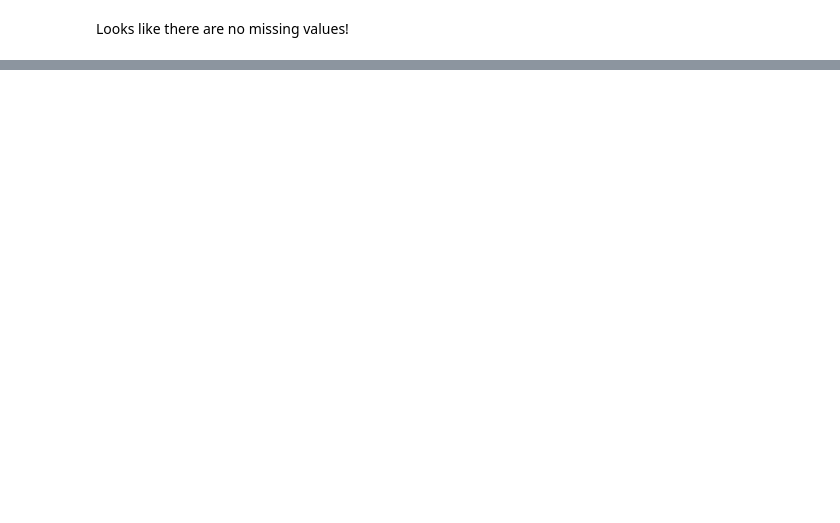
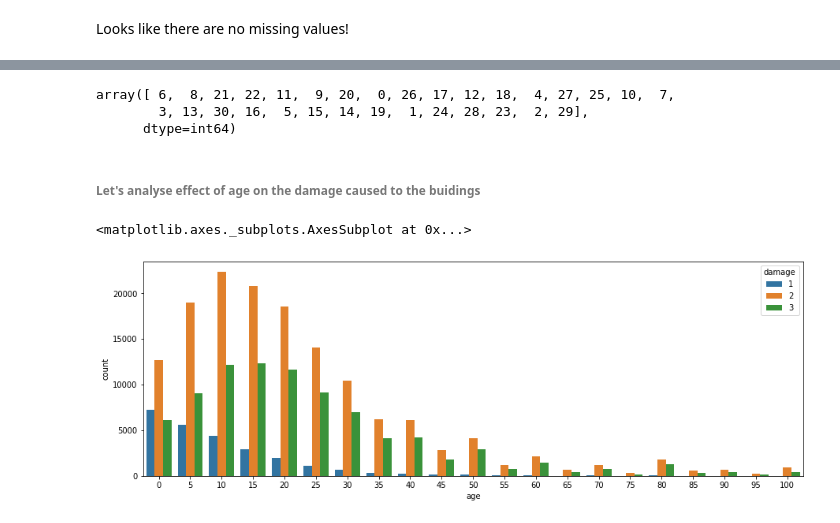
Before and after one commit to Preeti24/Richter-s-Predictor-Modeling-Earthquake-Damage, a Jupyter notebook: EDA.ipynb, the cells around one changed output, grey strips where cells are left out. Drawn from its saved outputs; the diff is of its cells as text; code cells hidden in the pictures; blank space fills up the shorter version.

```diff
--- a/EDA.ipynb
+++ b/EDA.ipynb
@@ -108,0 +147,21 @@ pd.DataFrame(prediction).nunique()
+# %%
+data['geo_level_1_id'].unique()
+# %% [output]
+array([ 6,  8, 21, 22, 11,  9, 20,  0, 26, 17, 12, 18,  4, 27, 25, 10,  7,
+        3, 13, 30, 16,  5, 15, 14, 19,  1, 24, 28, 23,  2, 29],
+      dtype=int64)
+# %% [markdown]
+###### Let's analyse effect of age on the damage caused to the buidings
+# %%
+# There are few outlier buildings older than 100 years. Remove them from training data
+filt=data['age']<=100
+data=data[filt]
+# %%
+cols=['damage','age']
+
+damageByAge=data.groupby(['age','damage' ]).agg({'building_id':'count'}).reset_index().rename(columns={'building_id':'count'})
+
+sns.barplot(x='age',y='count',data=damageByAge,hue='damage')
+# %% [output]
+<matplotlib.axes._subplots.AxesSubplot at 0x...>
+[figure, added]
```
Also changed, not shown: parts of 49 cells of this notebook.
